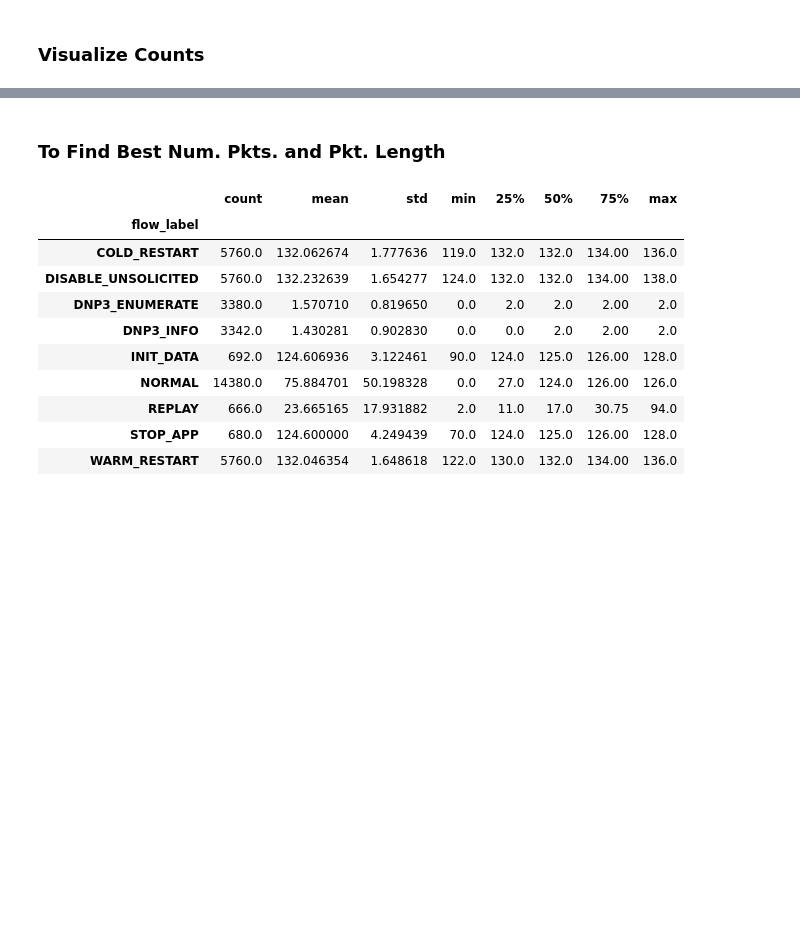
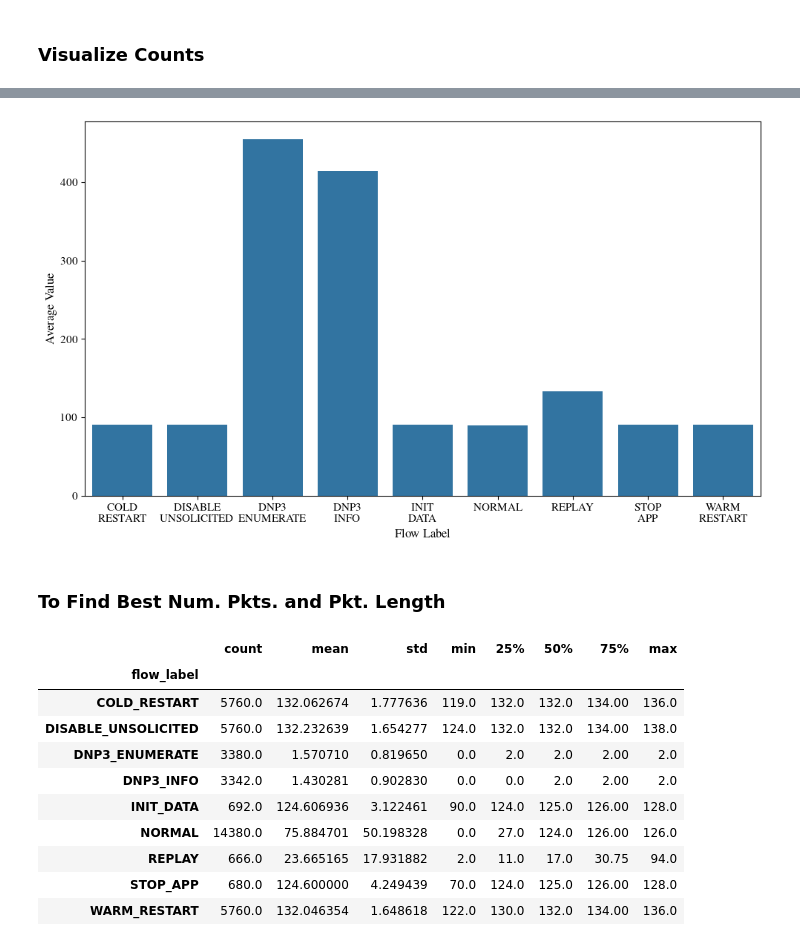
Before and after one commit to cs7org/i7-IDS, a Jupyter notebook: notebooks/pcap_analysis_dnp3.ipynb, the cells around one changed output, grey strips where cells are left out. Drawn from its saved outputs; the diff is of its cells as text; code cells hidden in the pictures; blank space fills up the shorter version.

```diff
--- a/notebooks/pcap_analysis_dnp3.ipynb
+++ b/notebooks/pcap_analysis_dnp3.ipynb
@@ -561,3 +585,29 @@ plt.show()
+# %%
+title = "Average of Average byte length of raw bytes by flow label"
+mean_raw_bytes = (
+    data_df.groupby("flow_label")[["raw_bytes_avg_length"]].mean().reset_index()
+)
+melted_df = mean_raw_bytes.melt(
+    id_vars="flow_label", var_name="Metric", value_name="Average Value"
+)
+fig = plt.figure(figsize=(10, 6))
+sns.barplot(
+    x="flow_label",
+    y="Average Value",
+    data=melted_df[melted_df["Metric"] == "raw_bytes_avg_length"],
+)
+warped_labels = [
+    "\n".join(label.split("_")) for label in melted_df["flow_label"].unique()
+]
+# plt.title(title)
+plt.xlabel("Flow Label")
+plt.ylabel("Average Value")
+plt.xticks(ticks=range(len(warped_labels)), labels=warped_labels)
+plt.tight_layout()
+plt.savefig(r"avg_raw_bytes_avg_length.pdf")
+plt.show()
+# %% [output]
+[figure, added]
 # %% [markdown]
 ### To Find Best Num. Pkts. and Pkt. Length
 # %%
```
Also changed, not shown: parts of 12 cells of this notebook, 3 other files.
